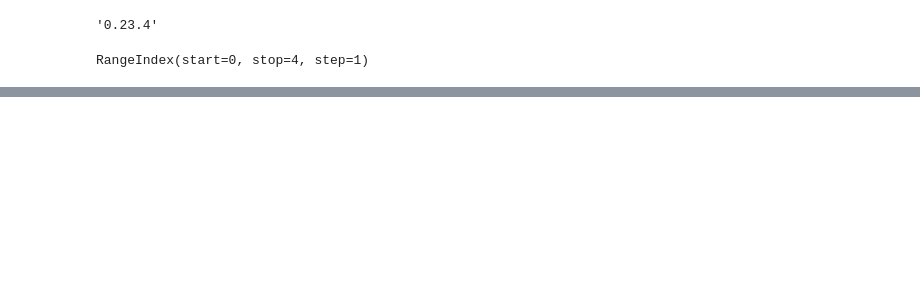
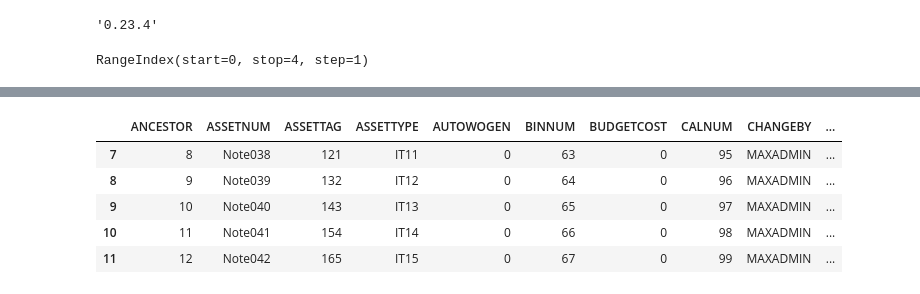
Before and after one commit to c7934597/PythonDataAnalysis, a Jupyter notebook: Pandas Practice.ipynb, the cells around one changed output, grey strips where cells are left out. Saved outputs shown, nothing was run; the diff lists cells and outputs as text; code cells hidden in the pictures; blank space fills up the shorter version.

```diff
--- a/Pandas Practice.ipynb
+++ b/Pandas Practice.ipynb
@@ -40,0 +112,16 @@ my_obj2['a']
+# %%
+df = pd.read_csv('C:/Users/02445/AssetsImportCompleteSample.csv')
+
+#.head()可以顯示5筆資料（預設是5筆）也可以自訂，只需要在括弧內加上要的數字
+df.head()
+df.head(3)
+
+#要顯示最後五筆資料則可以使用.tail()，和head()一樣
+df.tail()
+# %% [output]
+|  | ANCESTOR | ASSETNUM | ASSETTAG | ASSETTYPE | AUTOWOGEN | BINNUM | BUDGETCOST | CALNUM | CHANGEBY | ... |
+| 7 | 8 | Note038 | 121 | IT11 | 0 | 63 | 0 | 95 | MAXADMIN | ... |
+| 8 | 9 | Note039 | 132 | IT12 | 0 | 64 | 0 | 96 | MAXADMIN | ... |
+| 9 | 10 | Note040 | 143 | IT13 | 0 | 65 | 0 | 97 | MAXADMIN | ... |
+| 10 | 11 | Note041 | 154 | IT14 | 0 | 66 | 0 | 98 | MAXADMIN | ... |
+| 11 | 12 | Note042 | 165 | IT15 | 0 | 67 | 0 | 99 | MAXADMIN | ... |
```
Also changed, not shown: parts of 13 cells of this notebook, 1 other file.
